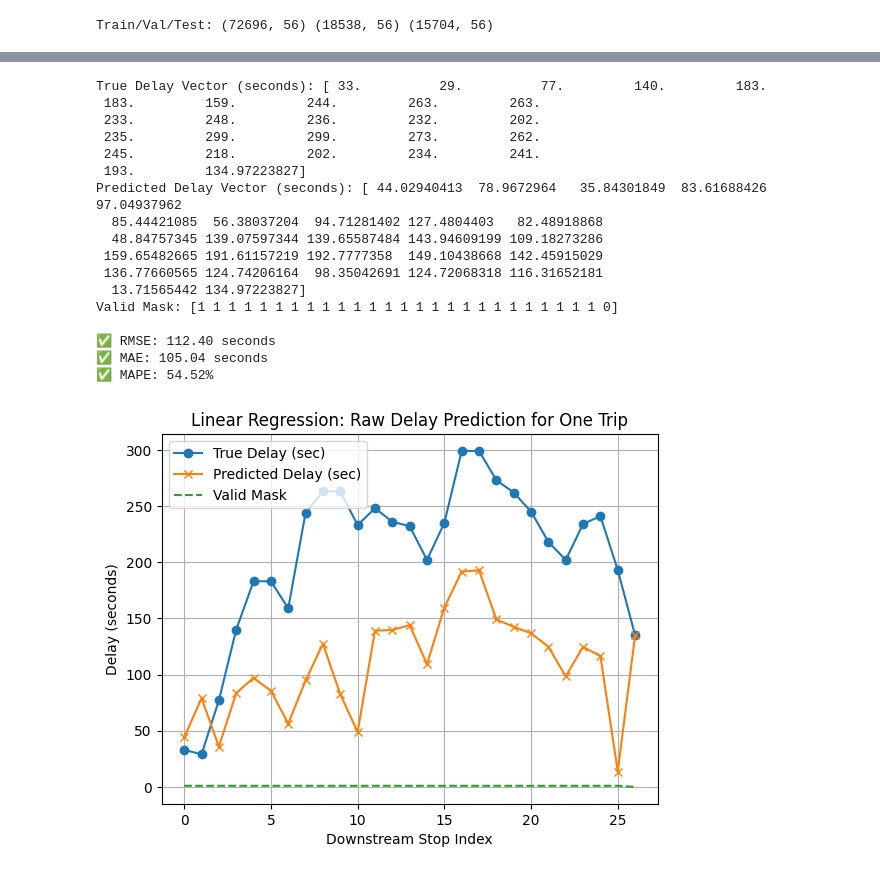
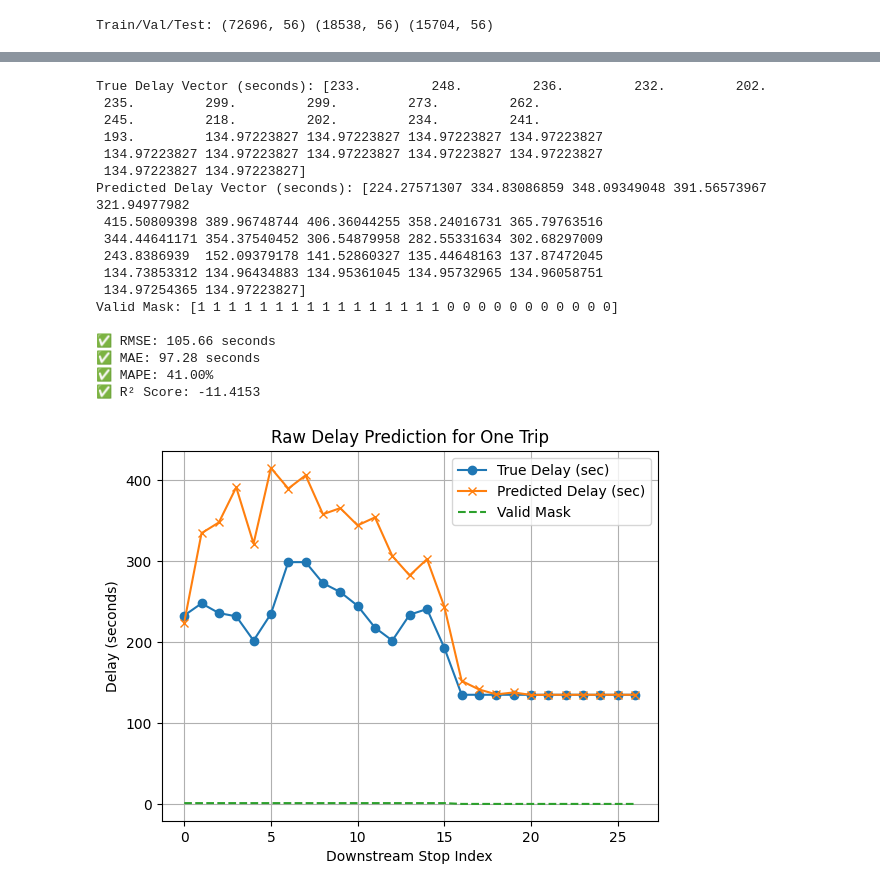
Before and after one commit to Zhiyuan-03/AI_in_Transportation_Exercise, a Jupyter notebook: Project1.ipynb, the cells around one changed output, grey strips where cells are left out. Cells and saved outputs as stored; diff of their text form; code cells hidden in the pictures.

```diff
--- a/Project1.ipynb
+++ b/Project1.ipynb
@@ -451,77 +504,68 @@ Linear Regression MAE per horizon: [0.7174663514759853, 0.7598038604050407, 0.77
 # %%
-from sklearn.linear_model import LinearRegression
-from sklearn.multioutput import MultiOutputRegressor
-from sklearn.metrics import mean_squared_error, mean_absolute_error
 from sklearn.preprocessing import StandardScaler
+from sklearn.metrics import mean_squared_error, mean_absolute_error, r2_score
 import numpy as np
 import matplotlib.pyplot as plt
 import pandas as pd
 
-# Load original, unscaled data
 df_raw = pd.read_csv('Dataset-PT.csv', skiprows=1)
 
-# Fit scaler on raw arrival_delay values
 scaler_arrival = StandardScaler()
-scaler_arrival.fit(df_raw[['arrival_delay']])
+scaler_arrival.fit(df_raw[['arrival_delay']])  # now using truly unscaled data
 
-# Train linear regression model
-linreg = MultiOutputRegressor(LinearRegression())
-linreg.fit(X_train, y_train)
 
-# Predict on test set
-pred_linreg = linreg.predict(X_test)
-
-# Choose a sample index
-i = 0
+i = 10  # sample index
 
 # Inverse transform predictions and ground truth
 true_raw = scaler_arrival.inverse_transform(y_test[i].reshape(-1, 1)).flatten()
-pred_raw = scaler_arrival.inverse_transform(pred_linreg[i].reshape(-1, 1)).flatten()
+pred_raw = scaler_arrival.inverse_transform(pred_lgb[i].reshape(-1, 1)).flatten()
 mask = mask_test[i].astype(bool)
 
 # Filter valid entries
 true_valid = true_raw[mask]
 pred_valid = pred_raw[mask]
 
 # Compute metrics
 rmse = np.sqrt(mean_squared_error(true_valid, pred_valid))
 mae = mean_absolute_error(true_valid, pred_valid)
 mape = np.mean(np.abs((true_valid - pred_valid) / np.maximum(np.abs(true_valid), 1e-5))) * 100
+r2 = r2_score(true_valid, pred_valid)
 
 # Print results
 print("True Delay Vector (seconds):", true_raw)
 print("Predicted Delay Vector (seconds):", pred_raw)
 print("Valid Mask:", mask_test[i])
 print(f"\n✅ RMSE: {rmse:.2f} seconds")
 print(f"✅ MAE: {mae:.2f} seconds")
 print(f"✅ MAPE: {mape:.2f}%")
-
+print(f"✅ R² Score: {r2:.4f}")
 # Plot
 plt.plot(true_raw, label="True Delay (sec)", marker='o')
 plt.plot(pred_raw, label="Predicted Delay (sec)", marker='x')
 plt.plot(mask_test[i], label="Valid Mask", linestyle="--")
-plt.title("Linear Regression: Raw Delay Prediction for One Trip")
+plt.title("Raw Delay Prediction for One Trip")
 plt.xlabel("Downstream Stop Index")
 plt.ylabel("Delay (seconds)")
 plt.legend()
 plt.grid(True)
 plt.show()
 # %% [output]
-True Delay Vector (seconds): [ 33.          29.          77.         140.         183.
- 183.         159.         244.         263.         263.
- 233.         248.         236.         232.         202.
+True Delay Vector (seconds): [233.         248.         236.         232.         202.
  235.         299.         299.         273.         262.
  245.         218.         202.         234.         241.
- 193.         134.97223827]
-Predicted Delay Vector (seconds): [ 44.02940413  78.9672964   35.84301849  83.61688426  97.04937962
-  85.44421085  56.38037204  94.71281402 127.4804403   82.48918868
-  48.84757345 139.07597344 139.65587484 143.94609199 109.18273286
- 159.65482665 191.61157219 192.7777358  149.10438668 142.45915029
- 136.77660565 124.74206164  98.35042691 124.72068318 116.31652181
-  13.71565442 134.97223827]
-Valid Mask: [1 1 1 1 1 1 1 1 1 1 1 1 1 1 1 1 1 1 1 1 1 1 1 1 1 1 0]
+ 193.         134.97223827 134.97223827 134.97223827 134.97223827
+ 134.97223827 134.97223827 134.97223827 134.97223827 134.97223827
+ 134.97223827 134.97223827]
+Predicted Delay Vector (seconds): [224.27571307 334.83086859 348.09349048 391.56573967 321.94977982
+ 415.50809398 389.96748744 406.36044255 358.24016731 365.79763516
+ 344.44641171 354.37540452 306.54879958 282.55331634 302.68297009
+ 243.8386939  152.09379178 141.52860327 135.44648163 137.87472045
+ 134.73853312 134.96434883 134.95361045 134.95732965 134.96058751
+ 134.97254365 134.97223827]
+Valid Mask: [1 1 1 1 1 1 1 1 1 1 1 1 1 1 1 1 0 0 0 0 0 0 0 0 0 0 0]
 
-✅ RMSE: 112.40 seconds
-✅ MAE: 105.04 seconds
-✅ MAPE: 54.52%
+✅ RMSE: 105.66 seconds
+✅ MAE: 97.28 seconds
+✅ MAPE: 41.00%
+✅ R² Score: -11.4153
-[figure, old version]
+[figure, new version]
```
Also changed, not shown: parts of 12 cells of this notebook.
